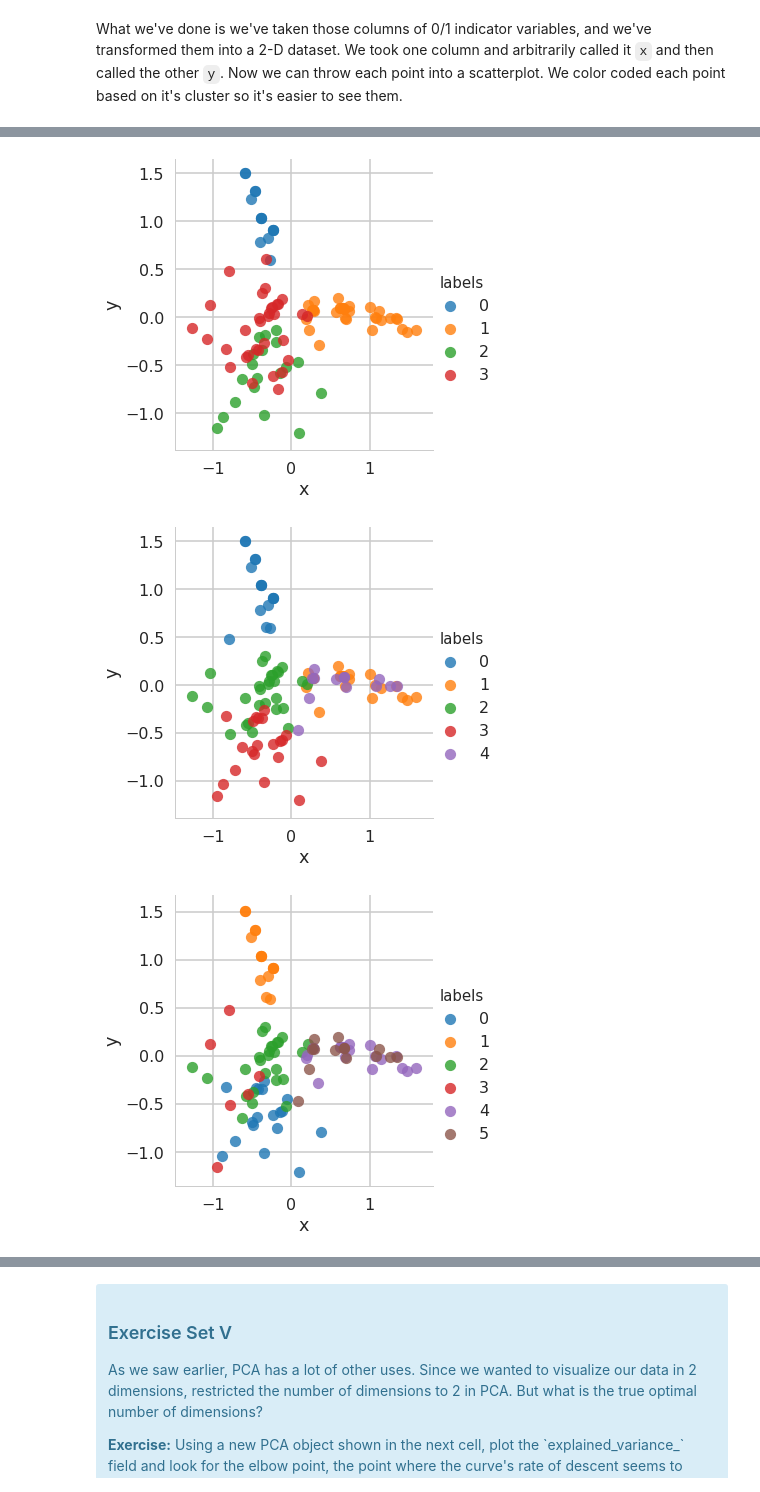
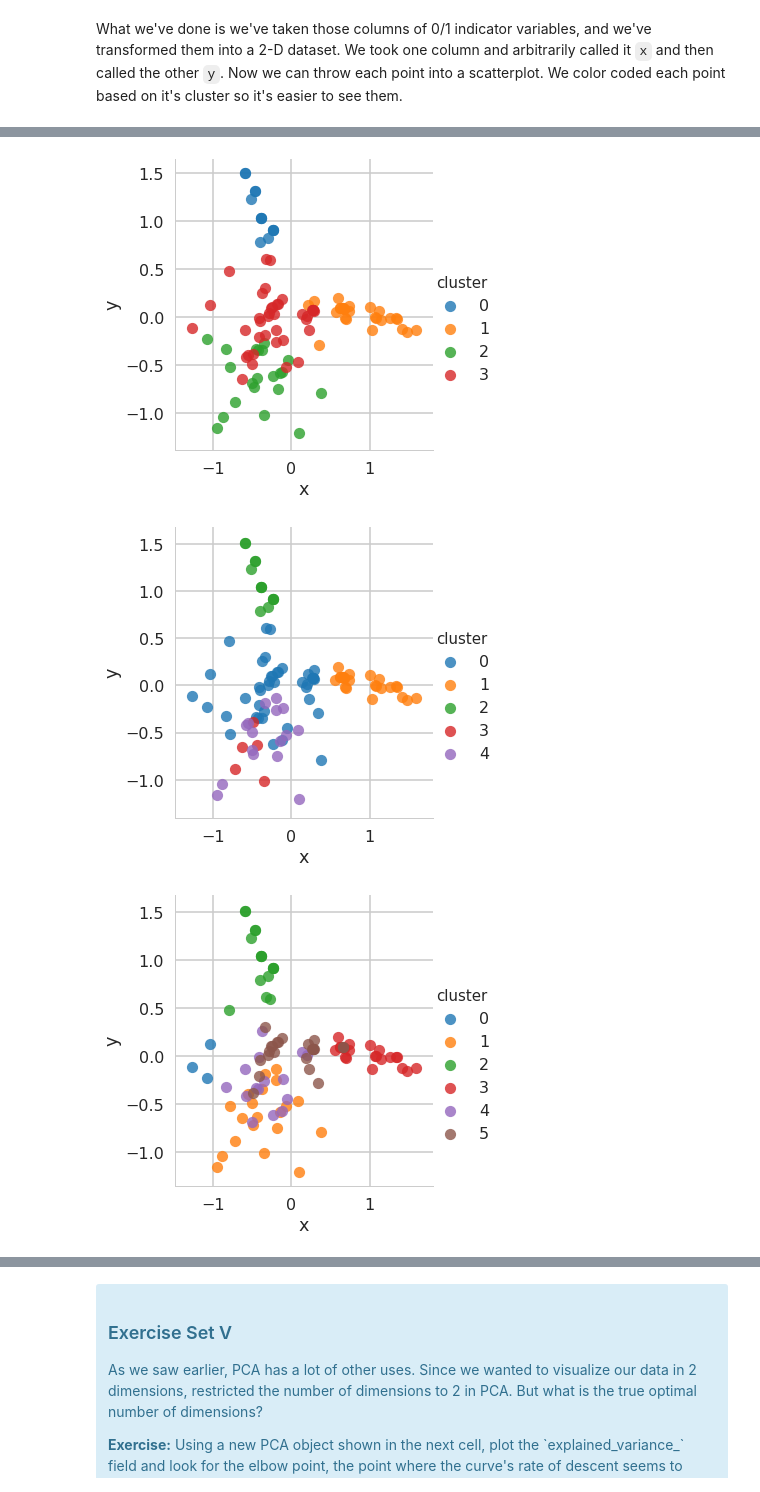
Before and after one commit to SethDKelly/Springboard, a Jupyter notebook: sec11/clustering/Mini_Project_Clustering.ipynb, the cells around one changed output, grey strips where cells are left out. Drawn from its saved outputs; the diff is of its cells as text; code cells hidden in the pictures.

```diff
--- a/sec11/clustering/Mini_Project_Clustering.ipynb
+++ b/sec11/clustering/Mini_Project_Clustering.ipynb
@@ -339,0 +353,3 @@ This is only one use of PCA for dimension reduction. We can also use PCA when we
+# %%
+print(cust_response.keys())
+temp = pd.DataFrame(cust_response.customer_name)
@@ -339,0 +360,5 @@ This is only one use of PCA for dimension reduction. We can also use PCA when we
+# %%
+from sklearn.decomposition import PCA
+pca_df = pd.DataFrame(PCA(n_components=2).fit_transform(x_cols), columns=['x','y'], index=cust_response.index)
+pca_df = temp.join(pca_df) # Joins customer names to pca_df containing x-y PCA components
+print(pca_df.head())
@@ -340,8 +372,6 @@ This is only one use of PCA for dimension reduction. We can also use PCA when we
 # %%
-from sklearn.decomposition import PCA
-def pca_KMeans_plot(cust_response, x_cols, x=4) :
-    pca_df = pd.DataFrame(PCA(n_components=2).fit_transform(x_cols), columns=['x','y'], index=cust_response.index)
-    pca_df['labels']= KMeans(n_clusters=x).fit(x_cols).labels_
-    sns.lmplot(x='x', y='y', hue='labels', data=pca_df, fit_reg=False, size=5)
+def kmeans_plot(pca_df, x_cols, x=4) :
+    pca_df['cluster']= KMeans(n_clusters=x).fit(x_cols).labels_
+    sns.lmplot(x='x', y='y', hue='cluster', data=pca_df, fit_reg=False, size=5)
 # %% [markdown]
 What we've done is we've taken those columns of 0/1 indicator variables, and we've transformed them into a 2-D dataset. We took one column and arbitrarily called it `x` and then called the other `y`. Now we can throw each point into a scatterplot. We color coded each point based on it's cluster so it's easier to see them.
@@ -348,15 +383,15 @@ What we've done is we've taken those columns of 0/1 indicator variables, and we'
 # %%
 # 4 centroids
-pca_KMeans_plot(cust_response,x_cols)
+kmeans_plot(pca_df,x_cols)
 # %% [output]
-[figure, old version]
+[figure, new version]
 # %%
 # 5 centroids
-pca_KMeans_plot(cust_response, x_cols,5)
+kmeans_plot(pca_df, x_cols,5)
 # %% [output]
-[figure, old version]
+[figure, new version]
 # %%
 # 6 clusters
-pca_KMeans_plot(cust_response, x_cols,6)
+kmeans_plot(pca_df, x_cols,6)
 # %% [output]
-[figure, old version]
+[figure, new version]
```
Also changed, not shown: parts of 12 cells of this notebook.
